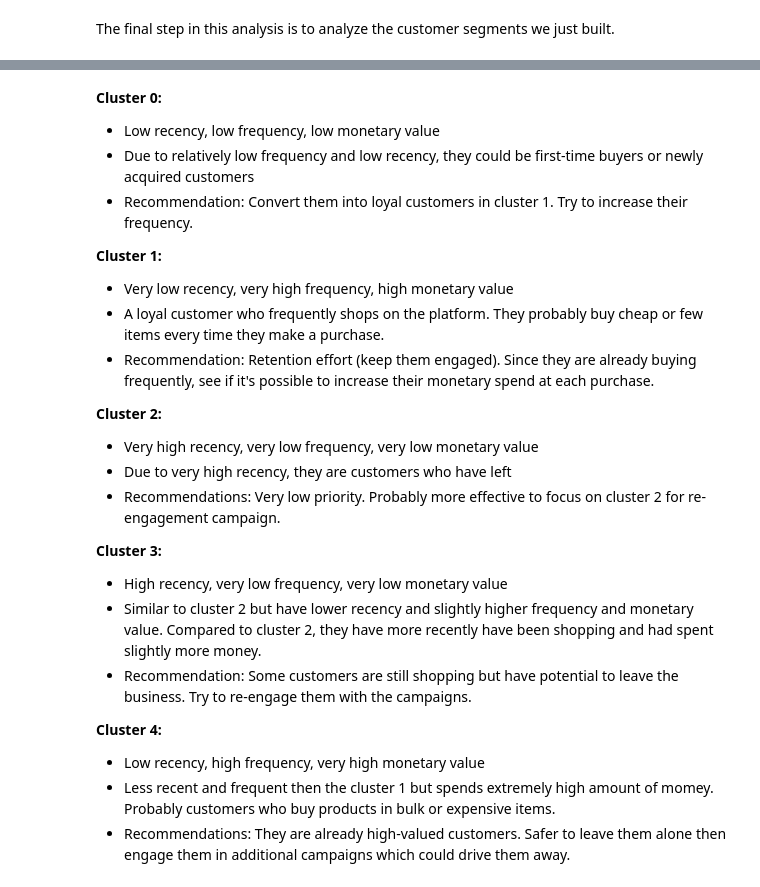
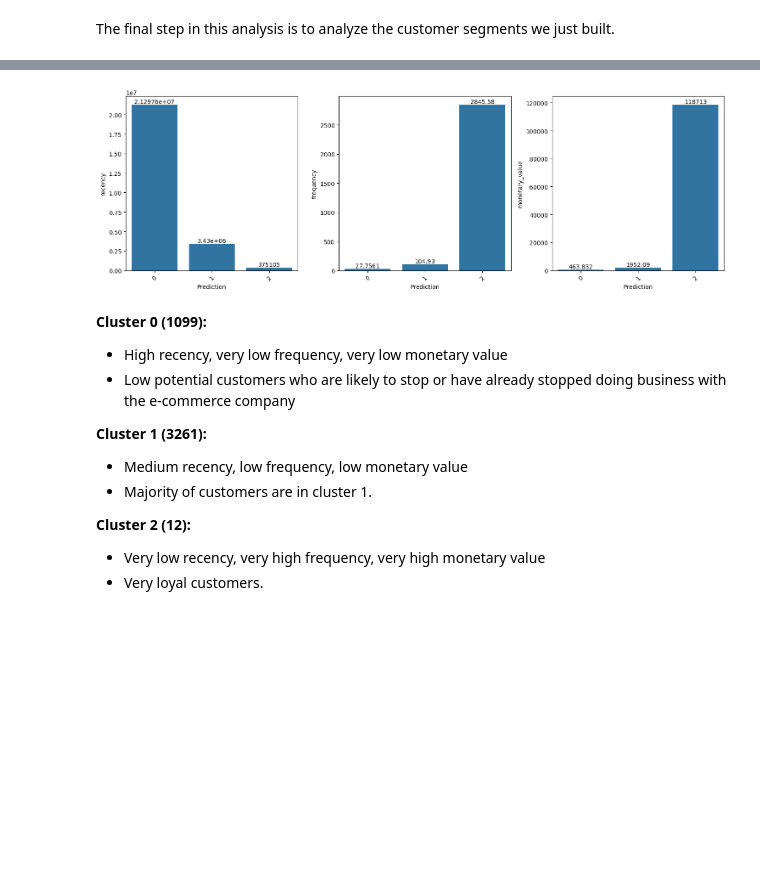
Before and after one commit to AI-13/datacamp_spark_tutorial, a Jupyter notebook: Cluster Analysis RFM.ipynb, the cells around one changed output, grey strips where cells are left out. Drawn from its saved outputs; the diff is of its cells as text; code cells hidden in the pictures; blank space fills up the shorter version.

```diff
--- a/Cluster Analysis RFM.ipynb
+++ b/Cluster Analysis RFM.ipynb
@@ -988,25 +1005,42 @@ df_viz.groupby(['prediction'], as_index=False).mean()
+# %%
+col_list = ['recency', 'frequency', 'monetary_value']
+data = avg_df
+x_col = 'prediction'
+
+# Number of plots in each row
+ncols = 3
+nrows = int(np.ceil(len(col_list)/ncols)) # round up to nearest integer
+
+# Figsize - (width, height)
+width = 15
+height = 5
+
+# Axis
+fontsize = 10
+labelsize = 10
+fig, axs = plt.subplots(nrows, ncols, figsize = (width, height))
+
+for i, col in enumerate(col_list):
+    ax = axs[i]
+    sns.barplot(data = data, x = x_col, y = col, ax = ax)
+    ax.bar_label(ax.containers[0])
+    # ax.set_ylabel(y_label, fontsize = fontsize)
+    ax.set_xlabel('Prediction', fontsize = fontsize)
+    ax.tick_params(axis='x', rotation=45, labelsize = labelsize)
+
+plt.tight_layout()
+plt.show()
+# %% [output]
+[figure, added]
 # %% [markdown]
-**Cluster 0:**
-- Low recency, low frequency, low monetary value
-- Due to relatively low frequency and low recency, they could be first-time buyers or newly acquired customers
-- Recommendation: Convert them into loyal customers in cluster 1. Try to increase their frequency.
+**Cluster 0 (1099):**
+- High recency, very low frequency, very low monetary value
+- Low potential customers who are likely to stop or have already stopped doing business with the e-commerce company
 
-**Cluster 1:**
-- Very low recency, very high frequency, high monetary value
-- A loyal customer who frequently shops on the platform. They probably buy cheap or few items every time they make a purchase.
-- Recommendation: Retention effort (keep them engaged). Since they are already buying frequently, see if it's possible to increase their monetary spend at each purchase.
+**Cluster 1 (3261):**
+- Medium recency, low frequency, low monetary value
+- Majority of customers are in cluster 1.
 
-**Cluster 2:**
-- Very high recency, very low frequency, very low monetary value
-- Due to very high recency, they are customers who have left
-- Recommendations: Very low priority. Probably more effective to focus on cluster 2 for re-engagement campaign.
-
-**Cluster 3:**
-- High recency, very low frequency, very low monetary value
-- Similar to cluster 2 but have lower recency and slightly higher frequency and monetary value. Compared to cluster 2, they have more recently have been shopping and had spent slightly more money.
-- Recommendation: Some customers are still shopping but have potential to leave the business. Try to re-engage them with the campaigns.
-
-**Cluster 4:**
-- Low recency, high frequency, very high monetary value
-- Less recent and frequent then the cluster 1 but spends extremely high amount of momey. Probably customers who buy products in bulk or expensive items.
-- Recommendations: They are already high-valued customers. Safer to leave them alone then engage them in additional campaigns which could drive them away.
+**Cluster 2 (12):**
+- Very low recency, very high frequency, very high monetary value
+- Very loyal customers.
```
Also changed, not shown: parts of 41 cells of this notebook.
